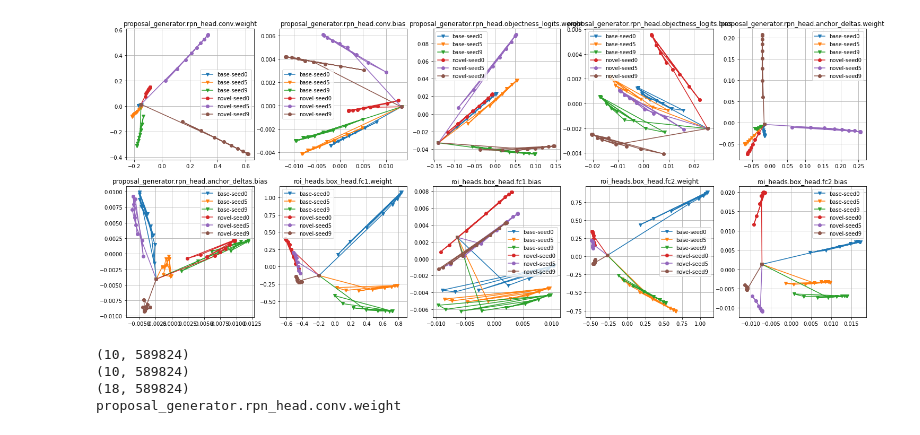
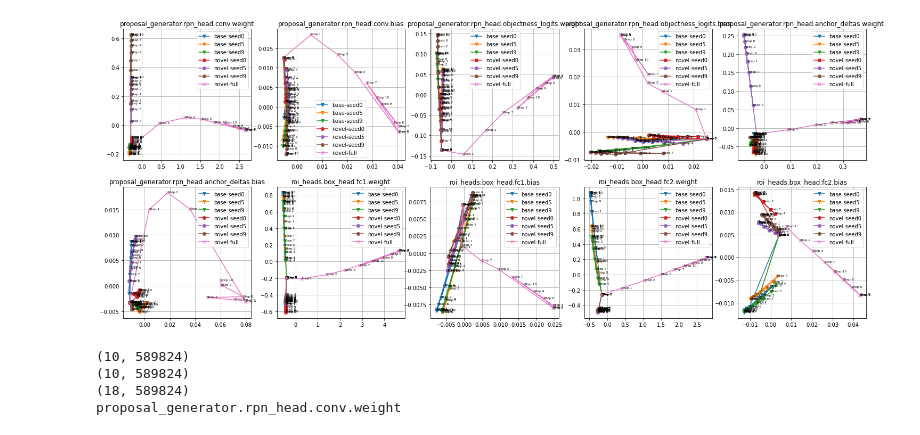
Before and after one commit to vlgdglv/mega, a Jupyter notebook: foreign/workspace.ipynb, the cells around one changed output. Saved outputs shown, nothing was run; the diff lists cells and outputs as text; code cells hidden in the pictures.

Commit message:
plot and leaner

```diff
--- a/foreign/workspace.ipynb
+++ b/foreign/workspace.ipynb
@@ -71,6 +71,7 @@ base_weights, novel_weights = [], []
 for i in 0,5,9:
     base_weights.append(load_all_weights(base_dirs.format(i)))
     novel_weights.append(load_all_weights(novel_dirs.format(i)))
+novel_full_weights = load_all_weights("../checkpoints/coco/exp1022_more/ft_r101_novel")
 # %%
 param_list = ['proposal_generator.rpn_head.conv.weight', 'proposal_generator.rpn_head.conv.bias', 'proposal_generator.rpn_head.objectness_logits.weight', 'proposal_generator.rpn_head.objectness_logits.bias', 'proposal_generator.rpn_head.anchor_deltas.weight', 'proposal_generator.rpn_head.anchor_deltas.bias', 'roi_heads.box_head.fc1.weight', 'roi_heads.box_head.fc1.bias', 'roi_heads.box_head.fc2.weight', 'roi_heads.box_head.fc2.bias', 'roi_heads.box_predictor.cls_score.weight', 'roi_heads.box_predictor.cls_score.bias', 'roi_heads.box_predictor.bbox_pred.weight', 'roi_heads.box_predictor.bbox_pred.bias']
 
@@ -85,43 +86,48 @@ for i in range(len(param_list[:10])):
     novels.append(extract_weights(novel_weights[0], param_list[i]))
     novels.append(extract_weights(novel_weights[1], param_list[i]))
     novels.append(extract_weights(novel_weights[2], param_list[i]))
+    novel_full = extract_weights(novel_full_weights, param_list[i])
 
     labels, texts = [], []
     for idx, weight in enumerate(chain(bases, novels)):
         labels.append([idx for _ in range(weight.shape[0])])
         texts.append([f'step {s}' for s in range(weight.shape[0])])
+    labels.append([6 for _ in range(novel_full.shape[0])])
+    texts.append([f'step {s}' for s in range(novel_full.shape[0])])
 
-    X = np.concatenate((bases[0], bases[1], bases[2], novels[0], novels[1], novels[2]), axis=0)
-    Y = np.concatenate((labels[0], labels[1], labels[2], labels[3], labels[4], labels[5]), axis=0)
-    texts = np.concatenate((texts[0], texts[1], texts[2], texts[3], texts[4], texts[5]), axis=0)
+    X = np.concatenate((bases[0], bases[1], bases[2], novels[0], novels[1], novels[2], novel_full), axis=0)
+    Y = np.concatenate((labels[0], labels[1], labels[2], labels[3], labels[4], labels[5], labels[6]), axis=0)
+    texts = np.concatenate((texts[0], texts[1], texts[2], texts[3], texts[4], texts[5], texts[6]), axis=0)
 
     cols = [f'feature_{i}' for i in range(X.shape[1])]
     df = pd.DataFrame(X, columns=cols)
     df['label'] = Y
-    df['text'] = np.array(texts,)
+    df['text'] = texts
 
     pca = PCA(n_components=2)
     pca_result = pca.fit_transform(df[cols].values)
     df['pca-one'] = pca_result[:, 0]
     df['pca-two'] = pca_result[:, 1]
 
     ax.plot(df[df['label'] == 0]['pca-one'], df[df['label'] == 0]['pca-two'], marker='v', label="base-seed0")
     ax.plot(df[df['label'] == 1]['pca-one'], df[df['label'] == 1]['pca-two'], marker='v', label="base-seed5")
     ax.plot(df[df['label'] == 2]['pca-one'], df[df['label'] == 2]['pca-two'], marker='v', label="base-seed9")
     ax.plot(df[df['label'] == 3]['pca-one'], df[df['label'] == 3]['pca-two'], marker='o', label="novel-seed0")
     ax.plot(df[df['label'] == 4]['pca-one'], df[df['label'] == 4]['pca-two'], marker='o', label="novel-seed5")
     ax.plot(df[df['label'] == 5]['pca-one'], df[df['label'] == 5]['pca-two'], marker='o', label="novel-seed9")
+    ax.plot(df[df['label'] == 6]['pca-one'], df[df['label'] == 6]['pca-two'], marker='x', label="novel-full")
 
-    for n in range(6):
-        for i in range(bases[0].shape[0]):
-            ax.text(df[df['label'] == 0]['pca-one'].iloc[i], df[df['label'] == 0]['pca-two'].iloc[i], f'Step {i}', fontsize=9)
+    for n in range(7):
+        for s in range(bases[0].shape[0]):
+            ax.text(df[df['label'] == n]['pca-one'].iloc[s], df[df['label'] == n]['pca-two'].iloc[s], f'Step {s}', fontsize=6)
+
     # ax.set_xlabel("QPS(1/s)", )
     ax.legend()
     ax.grid(True)
     ax.set_title(param_list[i])
-plt.savefig('../images/weight_in_train_fs.pdf',)
+plt.savefig('../images/weight_in_train.pdf',)
 # %% [output]
-[figure, old version]
+[figure, new version]
 # %%
 # param_name = "proposal_generator.rpn_head.conv.weight"
 
```
Also changed, not shown: 8 other files.
